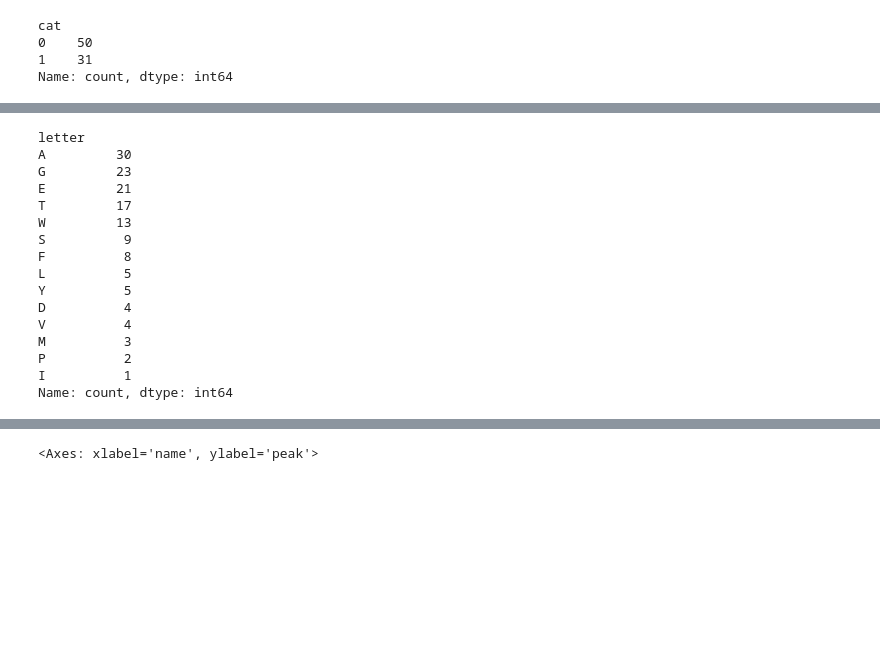
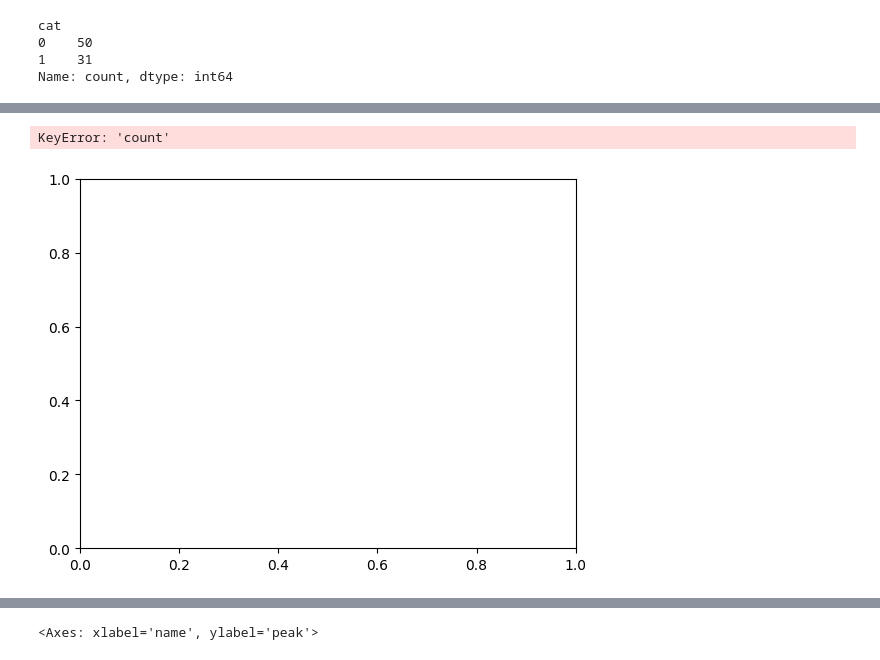
Before and after one commit to JmartinUmag/Bioinfo, a Jupyter notebook: Taller/absortion2.ipynb, the cells around one changed output, grey strips where cells are left out. Drawn from its saved outputs; the diff is of its cells as text; code cells hidden in the pictures; blank space fills up the shorter version.

```diff
--- a/Taller/absortion2.ipynb
+++ b/Taller/absortion2.ipynb
@@ -103,28 +94,38 @@ df['origin'], df['position'], df['mutation'] = zip(*df['name'].apply(extract_mut
 # %%
-df_origin=[]
-for i in range(len(df["origin"])):
-    if df["origin"][i]!=None:
-        for j in range(len(df["origin"][i])):
-            letter=df["origin"][i][j]
-            df_origin.append(letter)
-df_origin=pd.DataFrame(df_origin)
-df_origin.columns=["letter"]
-df_origin
-df_origin.value_counts()
+df_origin_positive=[]
+
+for i in range(len(df_positive["origin"])):
+    if df_positive["origin"][i]!=None:
+        for j in range(len(df_positive["origin"][i])):
+            letter=df_positive["origin"][i][j]
+            df_origin_positive.append(letter)
+df_origin_positive=pd.DataFrame(df_origin_positive)
+df_origin_positive.columns=["letter"]
+df_origin_positive
+count_p=df_origin_positive.value_counts()
-# %% [output]
-letter
-A         30
-G         23
-E         21
-T         17
-W         13
-S          9
-F          8
-L          5
-Y          5
-D          4
-V          4
-M          3
-P          2
-I          1
-Name: count, dtype: int64
+# %%
+df_origin_negative=[]
+
+for i in range(len(df_negative["origin"])):
+    if df_negative["origin"][i]!=None:
+        for j in range(len(df_negative["origin"][i])):
+            letter=df_negative["origin"][i][j]
+            df_origin_negative.append(letter)
+df_origin_negative=pd.DataFrame(df_origin_negative)
+df_origin_negative.columns=["letter"]
+df_origin_negative
+count_n=df_origin_negative.value_counts()
+# %%
+negative_value_counts = df_origin_negative['letter'].value_counts()
+
+# Crear un nuevo DataFrame a partir de las cuentas
+df_negative_counts = pd.DataFrame({'letter': negative_value_counts.index, 'count': negative_value_counts.values})
+
+# Ahora, puedes trazar un gráfico de dispersión
+df_origin_positive.plot(x='letter', y='count', kind='scatter', color='blue')
+
+# Muestra el gráfico
+plt.show()
+# %% [output]
+KeyError: 'count'
+[figure, added]
```
Also changed, not shown: parts of 10 cells of this notebook.
